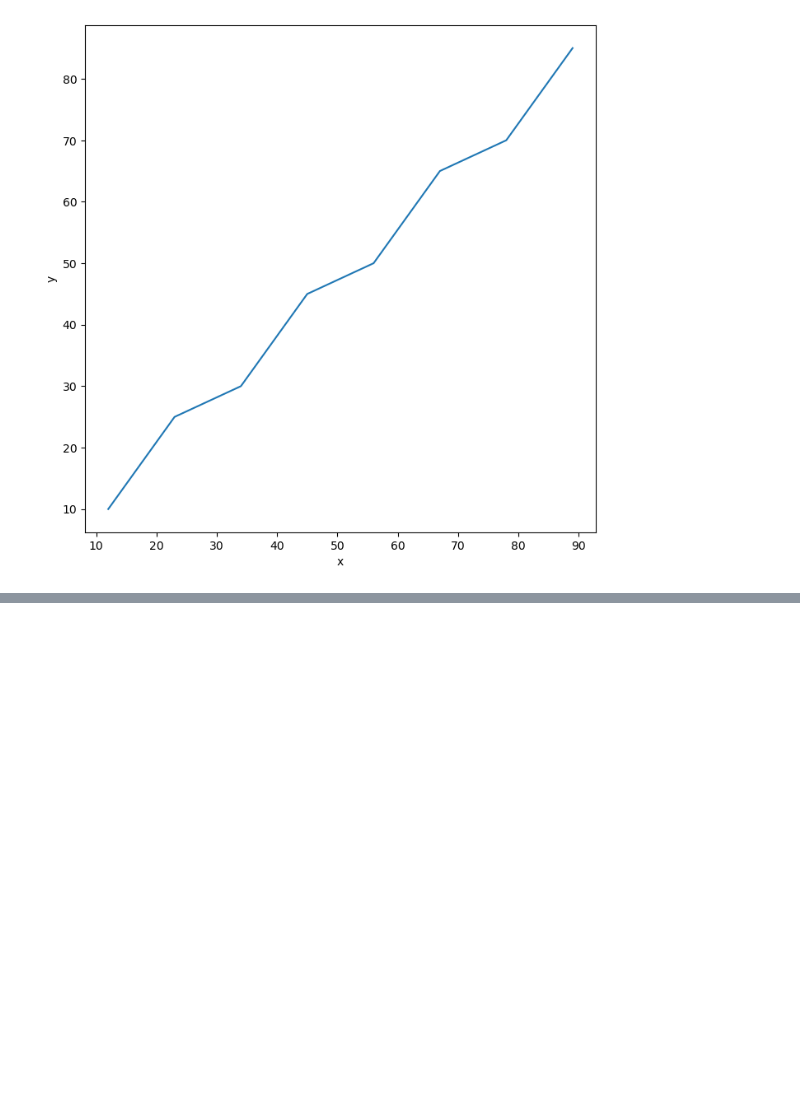
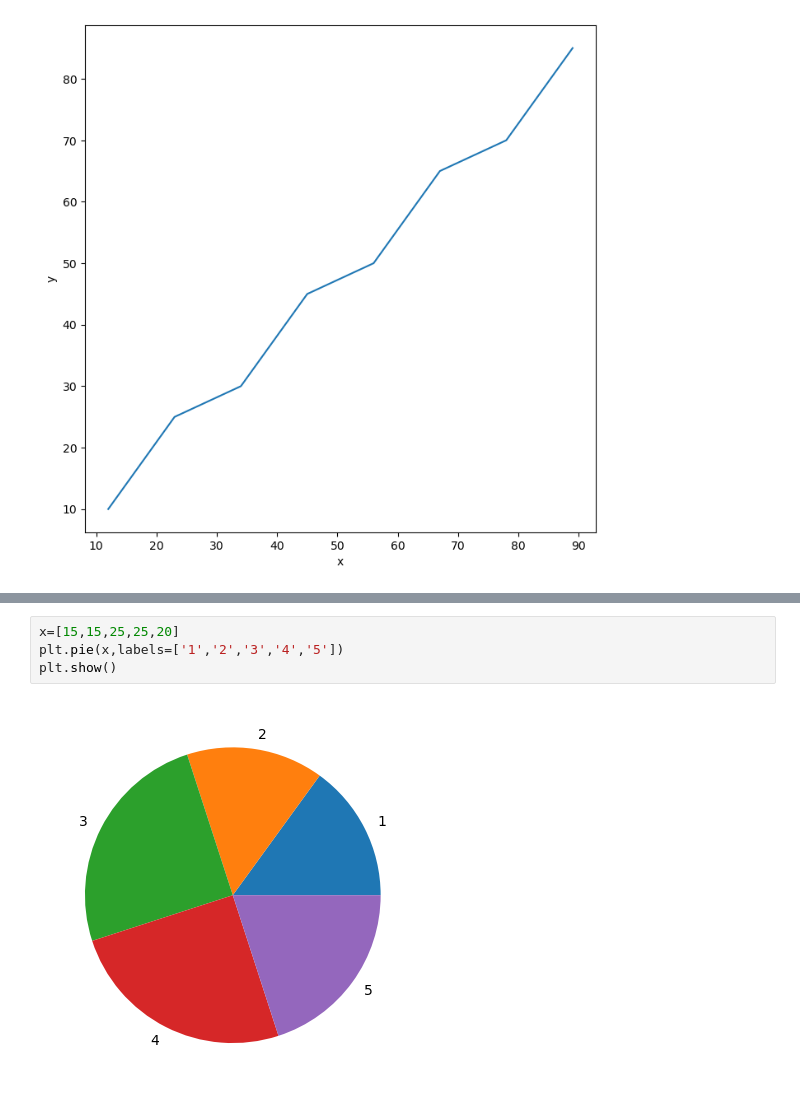
Before and after one commit to fwa-alpha/zero-one1, a Jupyter notebook: test1/book2.ipynb, the cells around one changed output, grey strips where cells are left out. Drawn from its saved outputs; the diff is of its cells as text; blank space fills up the shorter version.

```diff
--- a/test1/book2.ipynb
+++ b/test1/book2.ipynb
@@ -13,0 +36,6 @@ plt.show()
+# %%
+x=[15,15,25,25,20]
+plt.pie(x,labels=['1','2','3','4','5'])
+plt.show()
+# %% [output]
+[figure, added]
```
Also changed, not shown: parts of 3 cells of this notebook.
